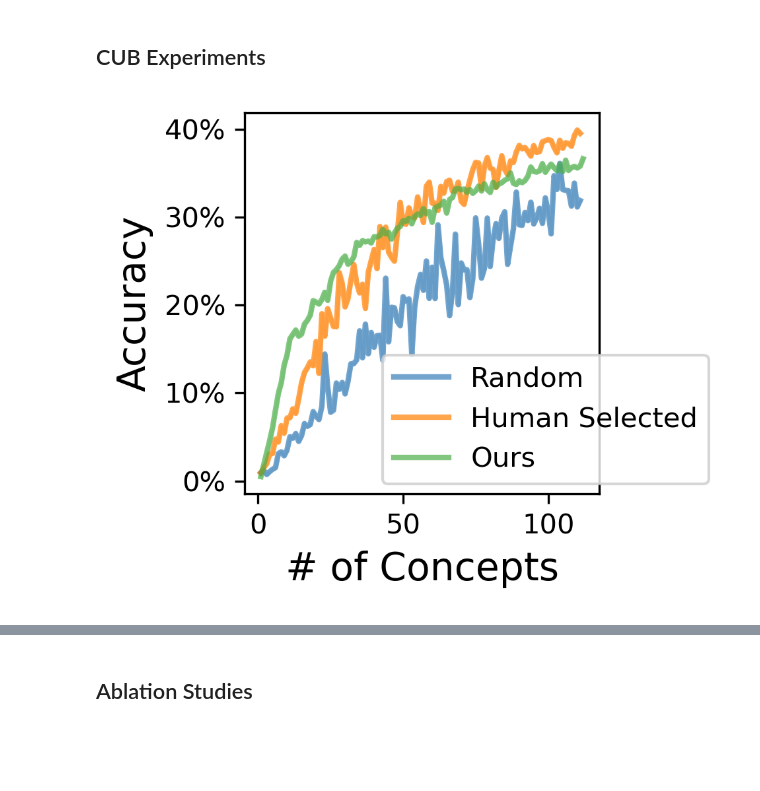
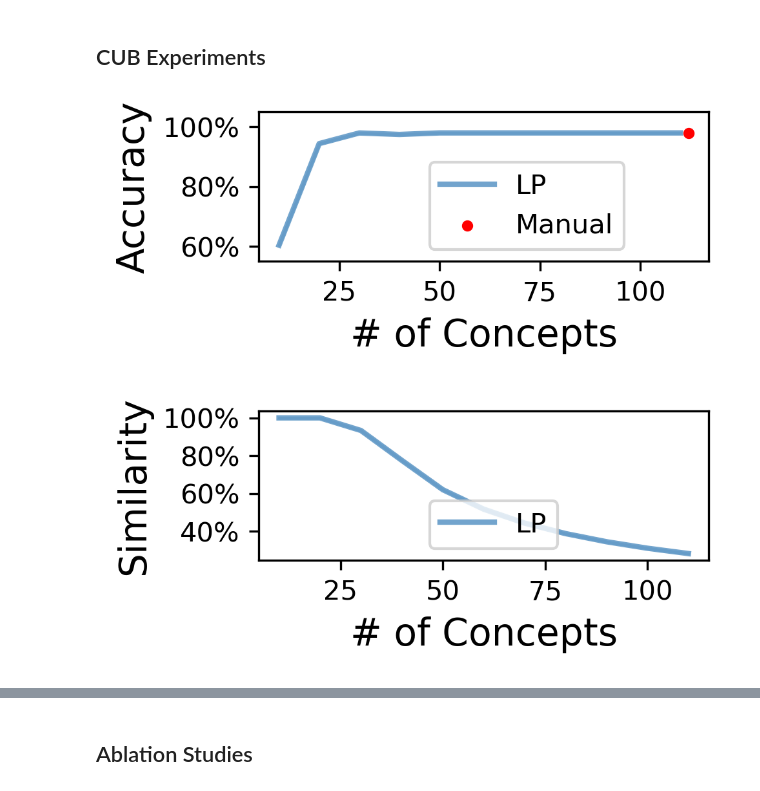
Before and after one commit to naveenr414/concept_decisions, a Jupyter notebook: scripts/notebooks/Plotting.ipynb, the cells around one changed output, grey strips where cells are left out. Cells and saved outputs as stored; diff of their text form; code cells hidden in the pictures; blank space fills up the shorter version.

```diff
--- a/scripts/notebooks/Plotting.ipynb
+++ b/scripts/notebooks/Plotting.ipynb
@@ -205,3 +220,0 @@ fig.savefig("../../results/figures/number_of_concepts_basic.pdf",dpi=300, bbox_i
-# %%
-matching_params = get_results_matching_parameters("imperfect","",{'environment_string': 'mini_grid','num_concepts_selected': 20, 'training_timesteps': 1_000_000, 'concept_source': 'human_selected_binary', 'run_two_stage': True})
-matching_params[0]['two_stage'].keys()
@@ -371,11 +363,14 @@ def flatten_to_square(lst):
     return res
 
 titles = flatten_to_square(environments)
+x_ticks = flatten_to_square(num_concepts_selected)
 
 sup_y_label = ""
-overall_format = {'figsize':(10,2),
+overall_format = {'figsize':(10,5),
     'style_size': style_size,
     'has_grid': False,
+    'y_lim': [[[10,22],[0,22],[0,(10*4/7+20*3/7)+2]],[[0,(10*25/31+20*6/31)+2],[0,1],[0,1]],[[0,1],[0,1],[0,1]]],
+    'x_ticks': [[[list(range(len(j))),j] if j!=0 else [[],[]] for j in i] for i in x_ticks]
 }
 
 fig,ax = create_axes(plot_dimensions,overall_format,titles=titles)
@@ -383,15 +378,15 @@ fig,ax = create_axes(plot_dimensions,overall_format,titles=titles)
 line_format = {'color_palette': 'six_color', 'linewidth': 2}
 plt.tight_layout()
 
-all_labels = ["Greedy","Greedy Iterative","LP","Imperfect LP"]
+all_labels = ["Greedy","LP","Imperfect LP","Multiple LP"]
 
 for i in range(len(environments)):
-    x_groups = [list(range(len(arr[0]))) for arr in [greedy_selection,greedy_iterative_selection,lp_selection,imperfect_selection]]
-    x_vals = fixed_accuracies
-    y_vals = [[arr[i][j] for j in range(len(arr[i]))] for arr in [greedy_selection,greedy_iterative_selection,lp_selection,imperfect_selection]]
+    x_groups = [list(range(len(arr[i]))) for arr in [greedy_selection,lp_selection,imperfect_selection,multiple_selection]]
+    x_vals = num_concepts_selected[i]
+    y_vals = [[np.mean(arr[i][j]) for j in range(len(arr[i]))] for arr in [greedy_selection,lp_selection,imperfect_selection,multiple_selection]]
+    y_std = [[np.std(arr[i][j])/len(arr[i][j])**.5 for j in range(len(arr[i]))] for arr in [greedy_selection,lp_selection,imperfect_selection,multiple_selection]]
     x,y = index_to_tuple(i)
-
-    plot_line(ax[x][y],x_groups,y_vals,[[0 for i in range(len(arr))] for arr in y_vals],all_labels,line_format)
+    plot_line(ax[x][y],x_groups,y_vals,y_std,all_labels,line_format)
 
 legend_format = {'style_size': style_size,'type': 'is_global', 'loc': 'lower left', 'ncol': 4, 'bbox_to_anchor': (0.15,-0.25),'fontsize': 14}
 create_legend(fig,ax,plot_dimensions,legend_format)
@@ -574,30 +614,67 @@ greedy_manual_intersection = [len(set(i).intersection(set(reference_concepts)))/
+# %%
+matching_params = get_results_matching_parameters("cub","",{'num_concepts_selected': 40})
+# %%
+perfect_lp = [[m['perfect']['lp'][str(c)]['reward'] for c in [10,20,30,40,50,60,70,80,90,100,110]] for m in matching_params]
+chosen_concepts = np.mean([m['perfect']['manual']['reward'] for m in matching_params])
+similarity = [len(set(matching_params[0]['perfect']['lp'][str(c)]['concepts']).intersection(set(matching_params[0]['perfect']['manual']['concepts'])))/c for c in [10,20,30,40,50,60,70,80,90,100,110]]
+perfect_lp = np.mean(perfect_lp,axis=0)
+# %%
+# Plot #concpet perf.
+# Plot Comparison for each env
+plot_dimensions = (1,1)
+
+sup_y_label = ""
+overall_format = {'figsize':(3,1),
+    'style_size': style_size,
+    'has_grid': False,
+    'y_ticks': [[[[0.6,0.8,1],["60%","80%","100%"]]]],
+    'y_lim': [[[0.55,1.05]]]
+}
+
+fig,ax = create_axes(plot_dimensions,overall_format,x_labels=[["# of Concepts"]],y_labels=[["Accuracy"]])
+
+line_format = {'color_palette': 'six_color', 'linewidth': 2}
+plt.tight_layout()
+
+all_labels = ["LP","Manual"]
+
+x_groups = [list(range(10,119,10))]
+y_vals = [[perfect_lp[min(i,len(perfect_lp)-1)] for i in range(len(x_groups[0]))]]
+
+plot_line(ax[0][0],x_groups,y_vals,[[0 for i in range(len(arr))] for arr in y_vals],all_labels,line_format)
+plt.scatter([112],[chosen_concepts],s=10,c='red',label="Manual")
+
+legend_format = {'style_size': style_size,'type': 'is_local', 'loc': 'lower left', 'ncol': 1, 'bbox_to_anchor': (0.35,-0.01),'fontsize': 10}
+create_legend(fig,ax,plot_dimensions,legend_format)
+fig.savefig("../../results/figures/perfect_cub.pdf",dpi=300, bbox_inches='tight')
+# %% [output]
+[figure, added]
 # %%
 # Plot #concpet perf.
 # Plot Comparison for each env
 plot_dimensions = (1,1)
 
 sup_y_label = ""
-overall_format = {'figsize':(3,3),
+overall_format = {'figsize':(3,1),
     'style_size': style_size,
     'has_grid': False,
-    'y_ticks': [[[[0,0.1,0.2,0.3,0.4],["0%","10%","20%","30%","40%"]]]]
+    'y_ticks': [[[[0.2,0.4,0.6,0.8,1],["20%","40%","60%","80%","100%"]]]]
 }
 
-fig,ax = create_axes(plot_dimensions,overall_format,x_labels=[["# of Concepts"]],y_labels=[["Accuracy"]])
+fig,ax = create_axes(plot_dimensions,overall_format,x_labels=[["# of Concepts"]],y_labels=[["Similarity"]])
 
 line_format = {'color_palette': 'six_color', 'linewidth': 2}
 plt.tight_layout()
 
-all_labels = ["Random","Human Selected","Ours"]
+all_labels = ["LP","Manual"]
 
-x_groups = [list(range(1,len(arr)+1)) for arr in [random_selection,random_manual_selection,greedy_selection]]
-x_vals = list(range(1,num_concepts_selected+1))
-y_vals = [[arr[j] for j in range(len(arr))] for arr in [random_selection,random_manual_selection,greedy_selection]]
+x_groups = [list(range(10,119,10))]
+y_vals = [[similarity[min(i,len(perfect_lp)-1)] for i in range(len(x_groups[0]))]]
 
 plot_line(ax[0][0],x_groups,y_vals,[[0 for i in range(len(arr))] for arr in y_vals],all_labels,line_format)
 
 legend_format = {'style_size': style_size,'type': 'is_local', 'loc': 'lower left', 'ncol': 1, 'bbox_to_anchor': (0.35,-0.01),'fontsize': 10}
 create_legend(fig,ax,plot_dimensions,legend_format)
-fig.savefig("../../results/figures/cub.pdf",dpi=300, bbox_inches='tight')
+fig.savefig("../../results/figures/similarity_cub.pdf",dpi=300, bbox_inches='tight')
 # %% [output]
-[figure, old version]
+[figure, new version]
```
Also changed, not shown: parts of 27 cells of this notebook, 15 other files.
